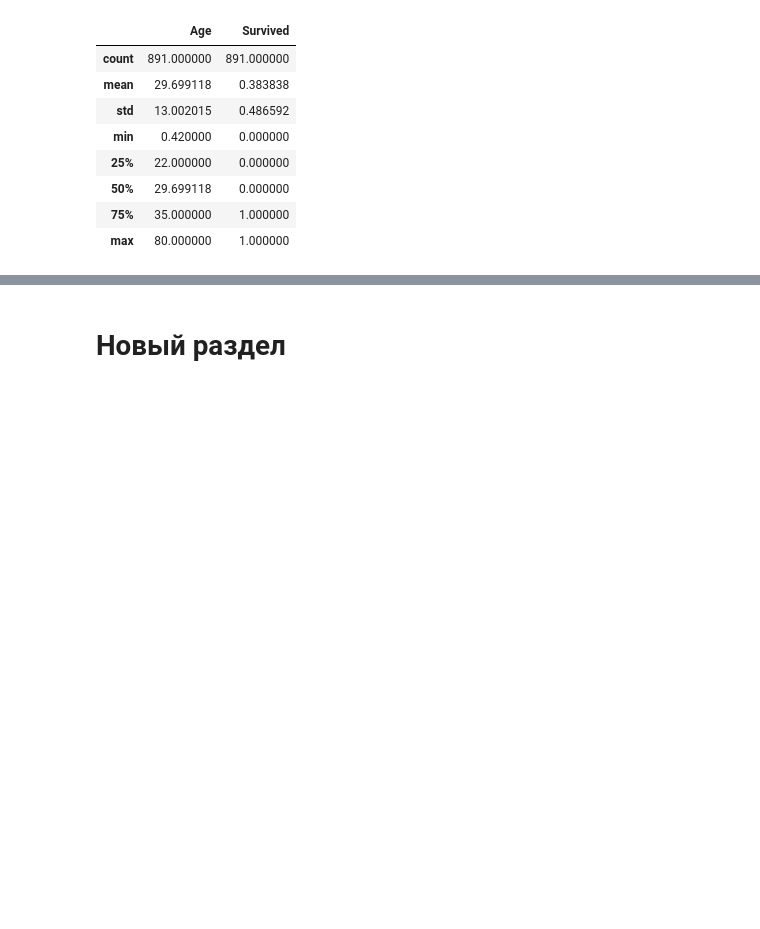
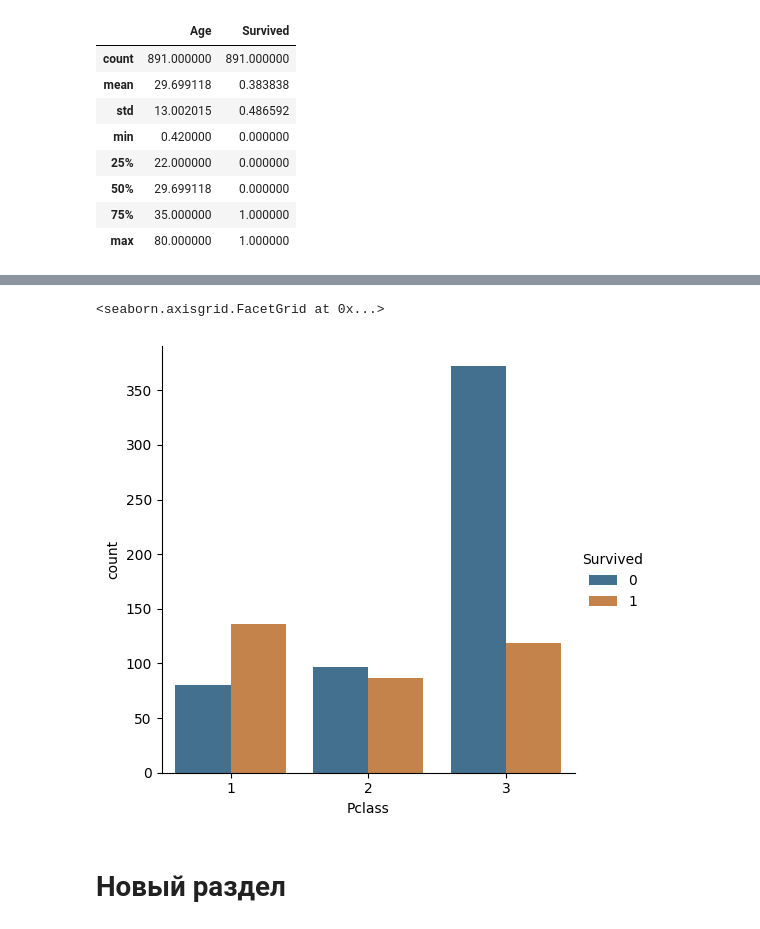
Before and after one commit to AlexZakharov1978/Inno, a Jupyter notebook: DZ5_5.ipynb, the cells around one changed output, grey strips where cells are left out. Drawn from its saved outputs; the diff is of its cells as text; code cells hidden in the pictures; blank space fills up the shorter version.

```diff
--- a/DZ5_5.ipynb
+++ b/DZ5_5.ipynb
@@ -116,2 +119,9 @@ AttributeError: ignored
+# %%
+sns.catplot(data = data,hue = 'Survived', x = 'Pclass',
+            kind='count', saturation=0.5)
+# Большинство погибших, пассажиры третьего класса
+# %% [output]
+<seaborn.axisgrid.FacetGrid at 0x...>
+[figure, added]
 # %% [markdown]
 # Новый раздел
```
Also changed, not shown: parts of 2 cells of this notebook.
